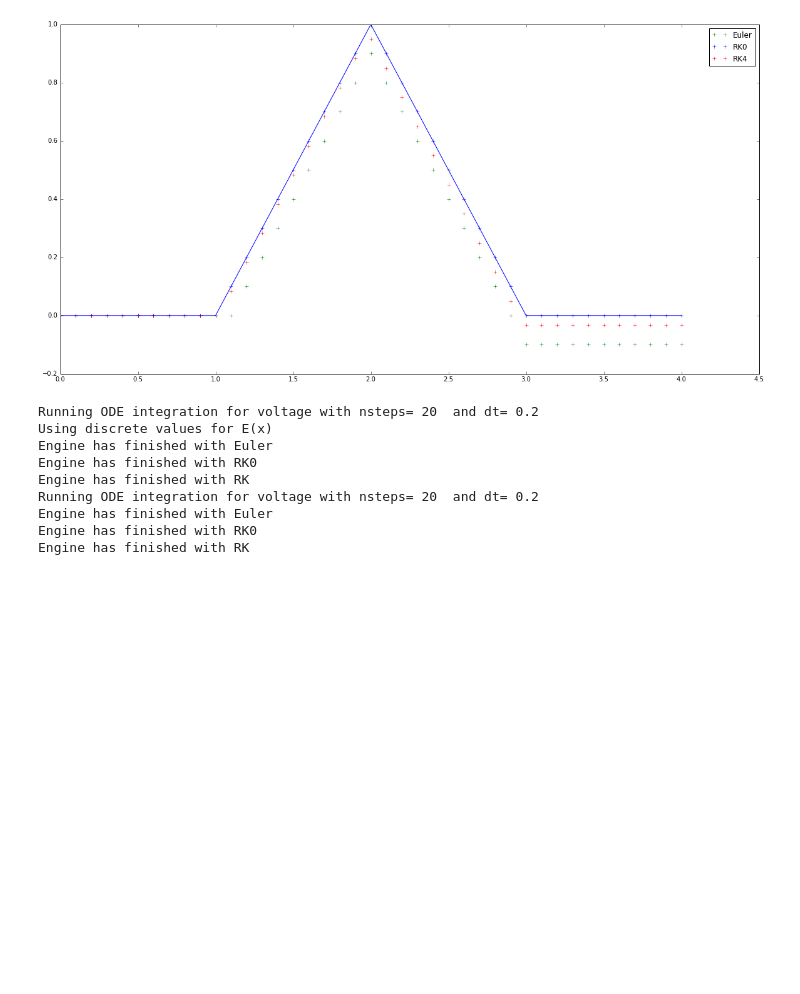
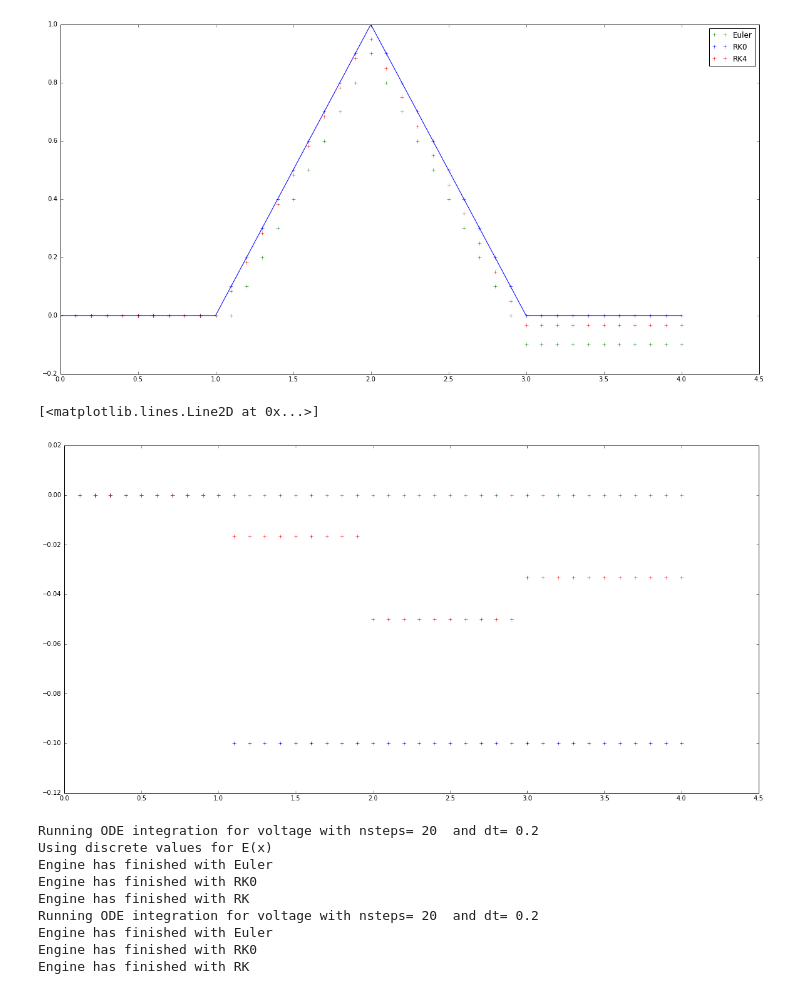
Before and after one commit to calumhrmurray/NumRep, a Jupyter notebook: ode/checkpoint2.ipynb, the cells around one changed output. Cells and saved outputs as stored; diff of their text form; code cells hidden in the pictures; blank space fills up the shorter version.

```diff
--- a/ode/checkpoint2.ipynb
+++ b/ode/checkpoint2.ipynb
@@ -183,6 +183,14 @@ Engine has finished with Euler
 Engine has finished with RK0
 Engine has finished with RK
 [figure]
+# %%
+plt.figure(figsize=(20,10))
+plt.plot([row[1] for row in results_euler],[row[0] for row in results_euler]-results_exact, 'b+')
+plt.plot([row[1] for row in results_rk0],[row[0] for row in results_rk0]-results_exact, 'g+')
+plt.plot([row[1] for row in results_rk],[row[0] for row in results_rk]-results_exact, 'r+')
+# %% [output]
+[<matplotlib.lines.Line2D at 0x...>]
+[figure, added]
 # %%
 results_euler, results_rk0, results_rk, results_exact = main('voltage',20,0.2)
 plt.ylim(-0.1,1.2)
```
Also changed, not shown: parts of 1 cell of this notebook, 4 other files.
